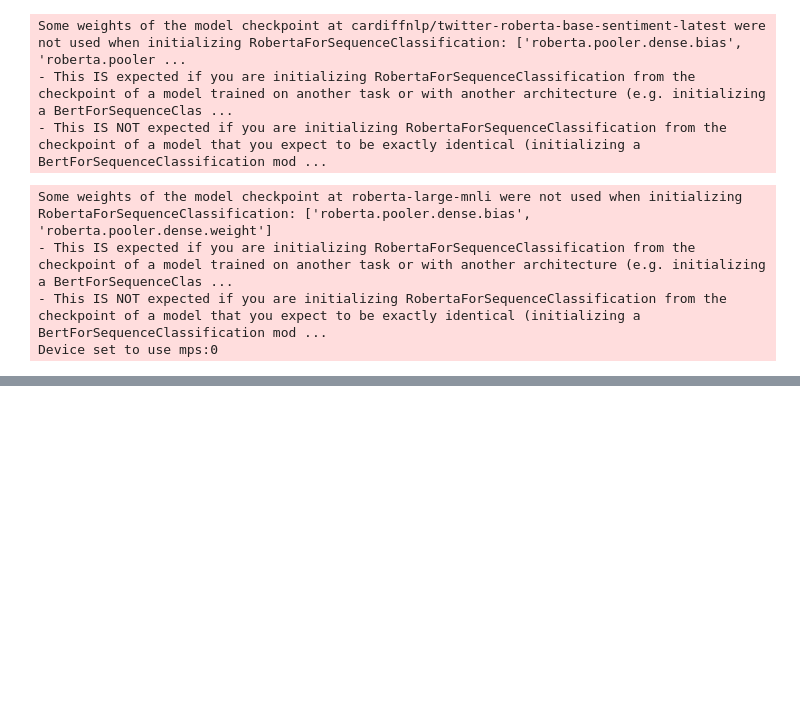
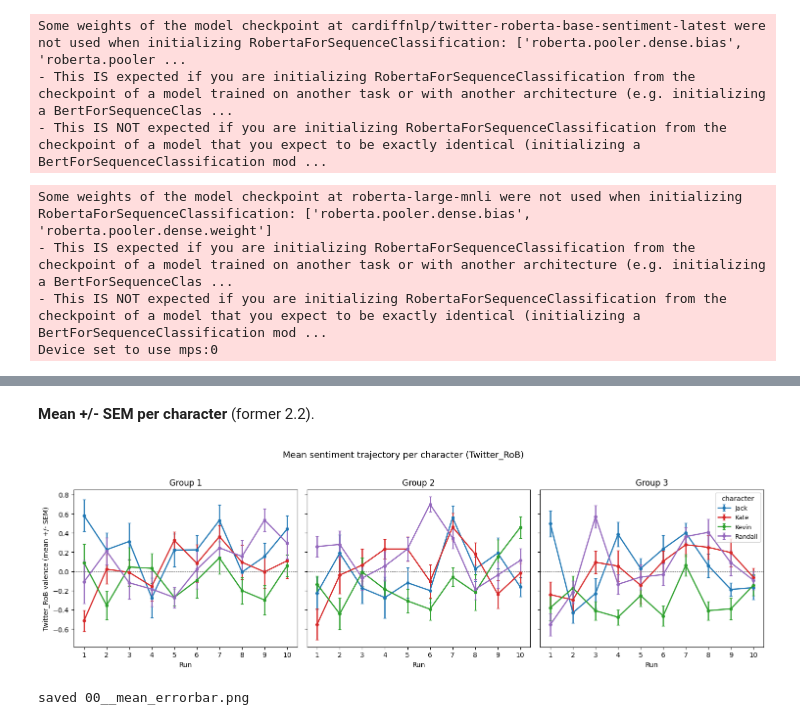
Before and after one commit to rheasrepos/characterprofilesynchronygit, a Jupyter notebook: 00_build_character_sentiment_vectors_FINALIZED.ipynb, the cells around one changed output, grey strips where cells are left out. Saved outputs shown, nothing was run; the diff lists cells and outputs as text; code cells hidden in the pictures; blank space fills up the shorter version.

```diff
--- a/00_build_character_sentiment_vectors_FINALIZED.ipynb
+++ b/00_build_character_sentiment_vectors_FINALIZED.ipynb
@@ -488,0 +595,39 @@ Run-vectors → stack into profiles → validate profiles against group-level be
+# %% [markdown]
+**Mean +/- SEM per character** (former 2.2).
+# %%
+# 0.4c(iii) Mean +/- SEM trajectories per character
+# Group-mean winner-model sentiment across runs, SEM error bars, four characters overlaid.
+# Self-contained: loads results/baselines/00__character_vectors_simple_Twitter_RoB.csv.
+import pandas as pd, numpy as np, matplotlib.pyplot as plt
+from pathlib import Path
+MODEL = "Twitter_RoB"; CHARACTERS = ["jack","kate","kevin","randall"]; GROUPS = [1,2,3]
+FIG_DIR = Path("results/figures"); FIG_DIR.mkdir(parents=True, exist_ok=True)
+def _grp(pid):
+    d = [c for c in str(pid) if c.isdigit()]; return int(d[0]) if d else np.nan
+def sem(a):
+    a = np.asarray(a, float); a = a[~np.isnan(a)]
+    return a.std(ddof=1)/np.sqrt(len(a)) if len(a) > 1 else np.nan
+
+_d = pd.read_csv(f"results/baselines/00__character_vectors_simple_{MODEL}.csv")
+_d["Character"] = _d["Character"].str.lower().str.strip()
+_d["valence"] = _d["positive"] - _d["negative"]; _d["group"] = _d["Participant"].map(_grp)
+vsent = _d[_d["Run"].between(1,10)][["Participant","group","Character","Run","valence"]]
+
+fig, axes = plt.subplots(1, 3, figsize=(15, 4.5), sharey=True)
+colors = dict(zip(CHARACTERS, ["#1f77b4","#d62728","#2ca02c","#9467bd"]))
+for ax, gp in zip(axes, GROUPS):
+    for ch in CHARACTERS:
+        sub = vsent[(vsent.Character==ch) & (vsent.group==gp)]
+        stat = sub.groupby("Run")["valence"].agg(["mean", sem]).reset_index()
+        ax.errorbar(stat.Run, stat["mean"], yerr=stat["sem"], marker="o", ms=4,
+                    lw=1.8, capsize=2, color=colors[ch], label=ch.capitalize())
+    ax.axhline(0, color="gray", lw=0.6, ls="--")
+    ax.set_title(f"Group {gp}"); ax.set_xlabel("Run"); ax.set_xticks(range(1,11))
+axes[0].set_ylabel(f"{MODEL} valence (mean +/- SEM)")
+axes[-1].legend(fontsize=9, title="character")
+fig.suptitle(f"Mean sentiment trajectory per character ({MODEL})", fontsize=13, y=1.02)
+fig.tight_layout(); fig.savefig(FIG_DIR/"00__mean_errorbar.png", dpi=140, bbox_inches="tight")
+plt.show(); print("saved 00__mean_errorbar.png")
+# %% [output]
+[figure, added]
+saved 00__mean_errorbar.png
```
Also changed, not shown: parts of 43 cells of this notebook, 47 other files.
